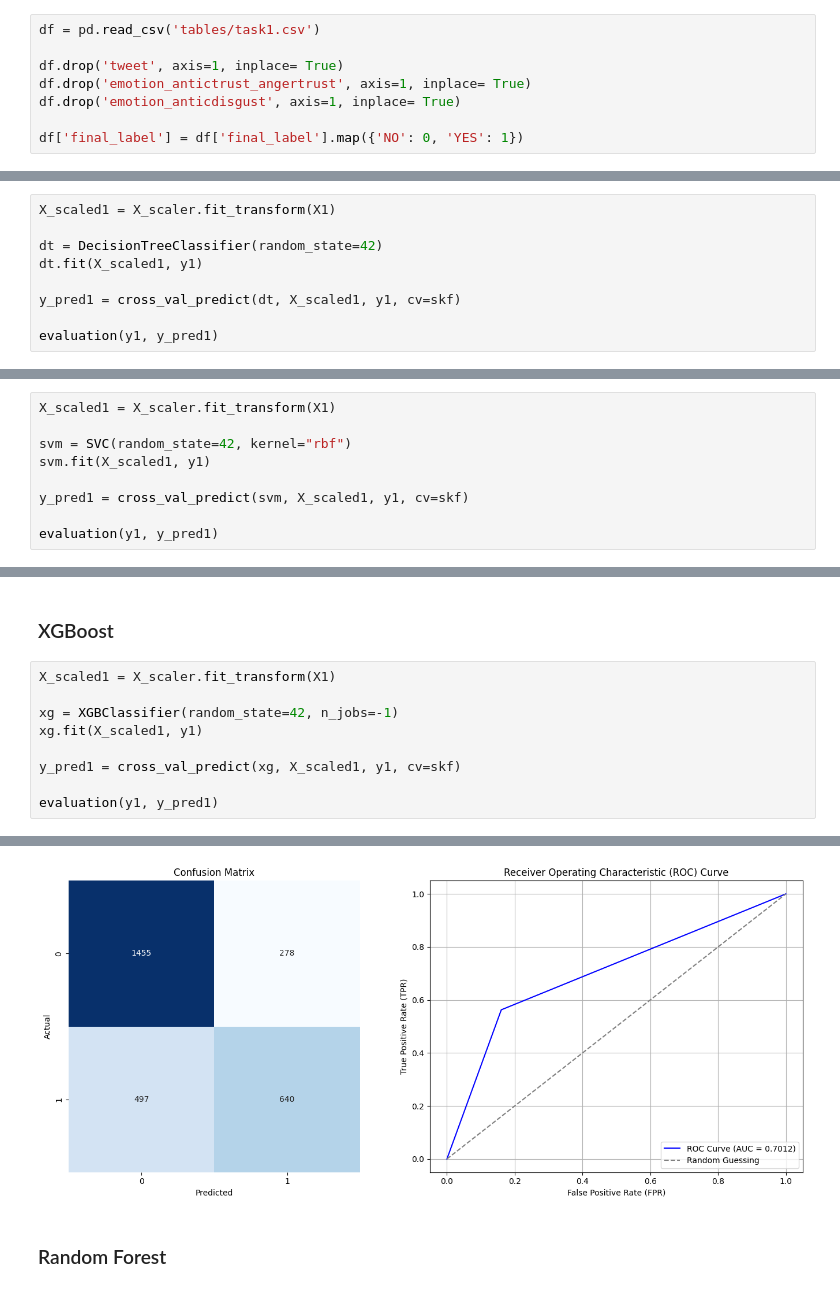
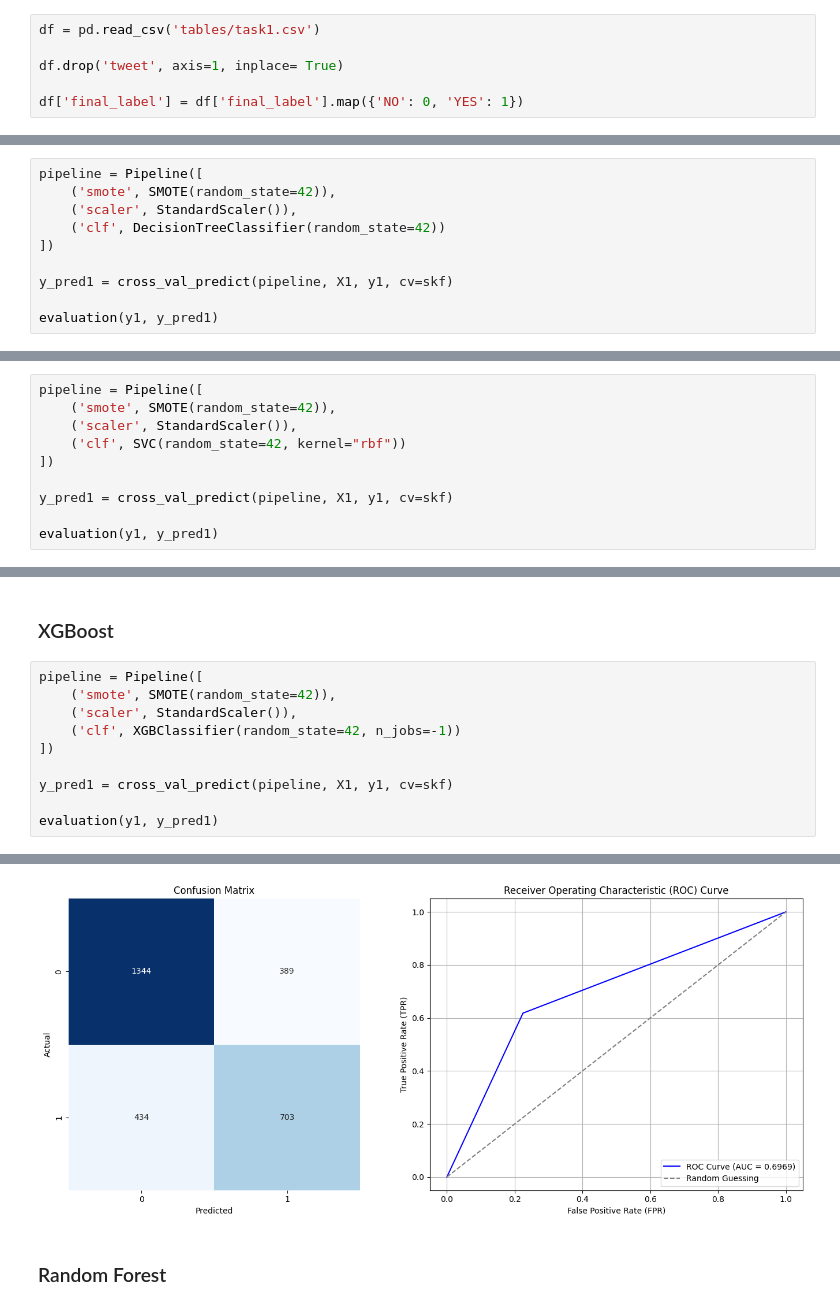
Before and after one commit to Barb02/DetectingTweetsSexism, a Jupyter notebook: modeling.ipynb, the cells around one changed output, grey strips where cells are left out. Cells and saved outputs as stored; diff of their text form.

Commit message:
smote

```diff
--- a/modeling.ipynb
+++ b/modeling.ipynb
@@ -28,8 +30,6 @@ Reading the tables
 df = pd.read_csv('tables/task1.csv')
 
 df.drop('tweet', axis=1, inplace= True)
-df.drop('emotion_antictrust_angertrust', axis=1, inplace= True)
-df.drop('emotion_anticdisgust', axis=1, inplace= True)
 
 df['final_label'] = df['final_label'].map({'NO': 0, 'YES': 1})
 # %% [markdown]
@@ -82,12 +82,13 @@ X_scaler = StandardScaler()
 # %% [markdown]
 ### Decision Trees
 # %%
-X_scaled1 = X_scaler.fit_transform(X1)
+pipeline = Pipeline([
+    ('smote', SMOTE(random_state=42)),
+    ('scaler', StandardScaler()),
+    ('clf', DecisionTreeClassifier(random_state=42))
+])
 
-dt = DecisionTreeClassifier(random_state=42)
-dt.fit(X_scaled1, y1)
-
-y_pred1 = cross_val_predict(dt, X_scaled1, y1, cv=skf)
+y_pred1 = cross_val_predict(pipeline, X1, y1, cv=skf)
 
 evaluation(y1, y_pred1)
 # %% [output]
@@ -104,12 +105,13 @@ weighted avg       0.67      0.68      0.67      2870
 # %% [markdown]
 ### SVM
 # %%
-X_scaled1 = X_scaler.fit_transform(X1)
+pipeline = Pipeline([
+    ('smote', SMOTE(random_state=42)),
+    ('scaler', StandardScaler()),
+    ('clf', SVC(random_state=42, kernel="rbf"))
+])
 
-svm = SVC(random_state=42, kernel="rbf")
-svm.fit(X_scaled1, y1)
-
-y_pred1 = cross_val_predict(svm, X_scaled1, y1, cv=skf)
+y_pred1 = cross_val_predict(pipeline, X1, y1, cv=skf)
 
 evaluation(y1, y_pred1)
 # %% [output]
@@ -126,12 +128,13 @@ weighted avg       0.75      0.75      0.75      2870
 # %% [markdown]
 ### XGBoost
 # %%
-X_scaled1 = X_scaler.fit_transform(X1)
+pipeline = Pipeline([
+    ('smote', SMOTE(random_state=42)),
+    ('scaler', StandardScaler()),
+    ('clf', XGBClassifier(random_state=42, n_jobs=-1))
+])
 
-xg = XGBClassifier(random_state=42, n_jobs=-1)
-xg.fit(X_scaled1, y1)
-
-y_pred1 = cross_val_predict(xg, X_scaled1, y1, cv=skf)
+y_pred1 = cross_val_predict(pipeline, X1, y1, cv=skf)
 
 evaluation(y1, y_pred1)
 # %% [output]
@@ -147,4 +150,4 @@ weighted avg       0.73      0.73      0.72      2870
-[figure, old version]
+[figure, new version]
 # %% [markdown]
 ### Random Forest
 # %%
```
Also changed, not shown: parts of 9 cells of this notebook, 2 other files.
